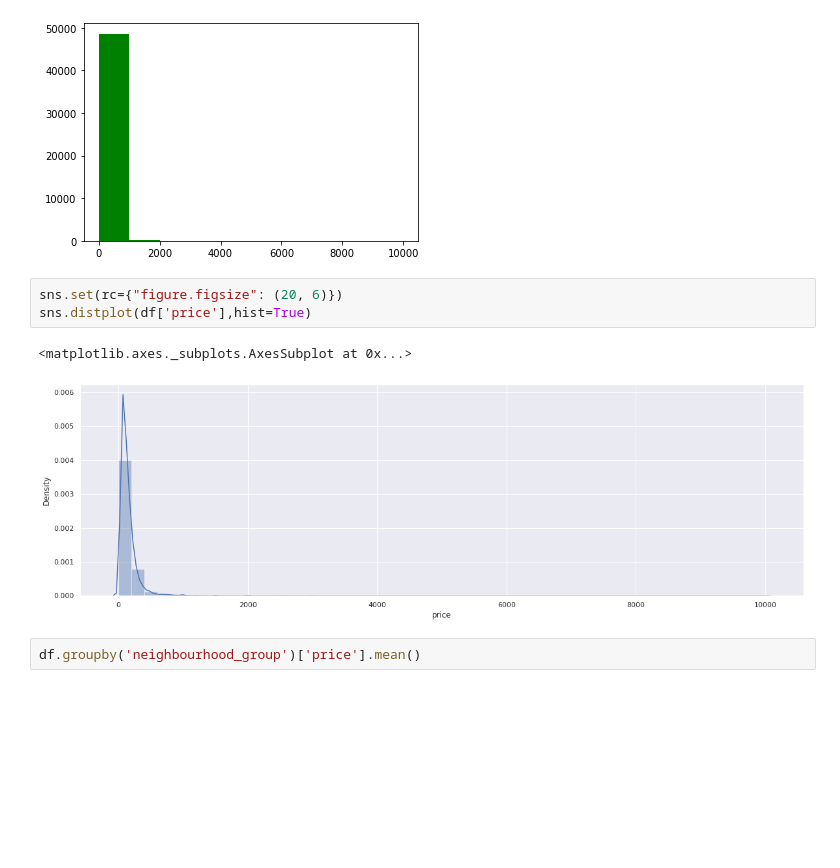
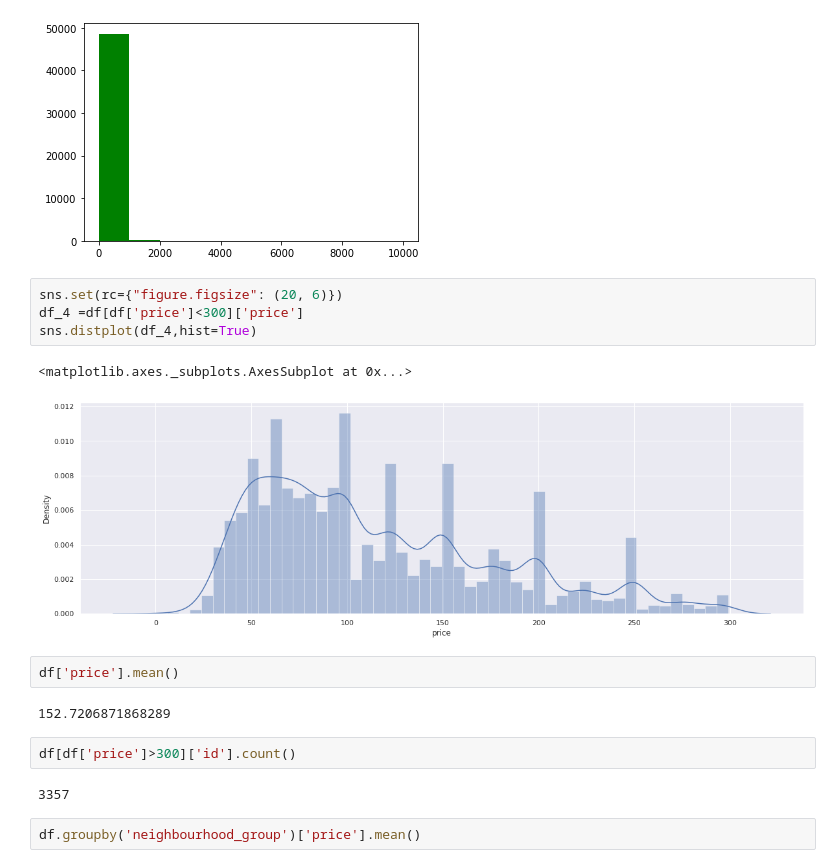
Before and after one commit to gokuljagannadh/Airbnb_Booking_Analysis, a Jupyter notebook: Airbnb_Bookings_Analysis_Capstone_Project.ipynb, the cells around one changed output. Saved outputs shown, nothing was run; the diff lists cells and outputs as text; blank space fills up the shorter version.

```diff
--- a/Airbnb_Bookings_Analysis_Capstone_Project.ipynb
+++ b/Airbnb_Bookings_Analysis_Capstone_Project.ipynb
@@ -366,10 +258,19 @@ plt.hist(price.values,color='green')
 [figure]
 # %%
 sns.set(rc={"figure.figsize": (20, 6)})
-sns.distplot(df['price'],hist=True)
+df_4 =df[df['price']<300]['price']
+sns.distplot(df_4,hist=True)
 # %% [output]
 <matplotlib.axes._subplots.AxesSubplot at 0x...>
-[figure, old version]
+[figure, new version]
+# %%
+df['price'].mean()
+# %% [output]
+152.7206871868289
+# %%
+df[df['price']>300]['id'].count()
+# %% [output]
+3357
 # %%
 df.groupby('neighbourhood_group')['price'].mean()
 # %% [output]
```
Also changed, not shown: parts of 76 cells of this notebook.
